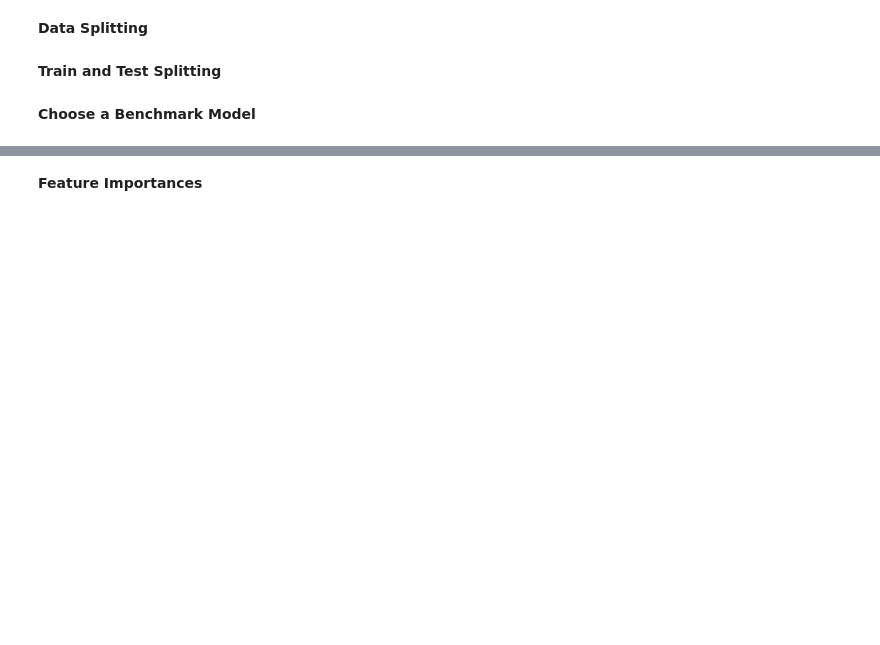
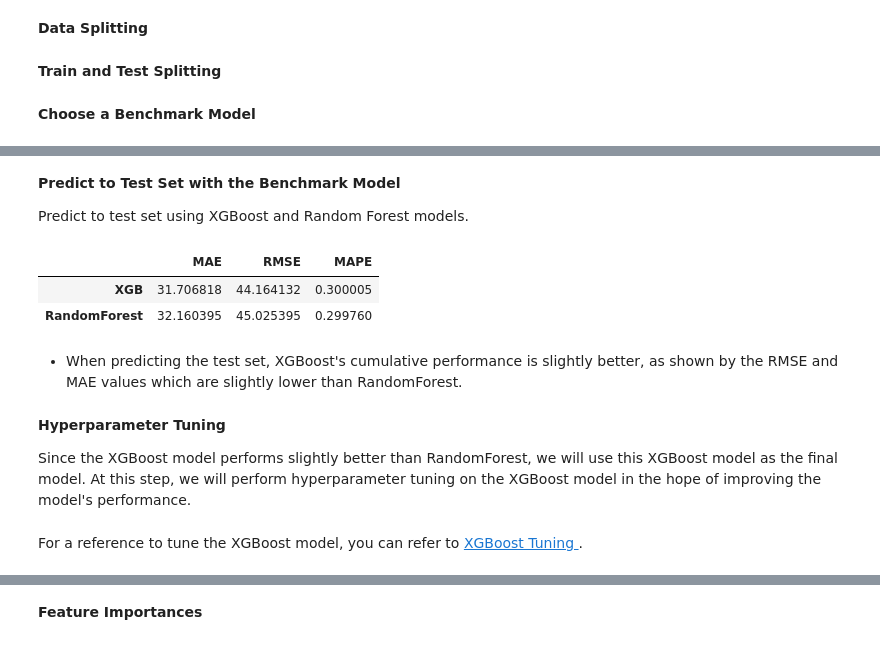
Before and after one commit to maulialwan/Airbnb-Price-Prediction, a Jupyter notebook: Airbnb_Price_Prediction.ipynb, the cells around one changed output, grey strips where cells are left out. Cells and saved outputs as stored; diff of their text form; code cells hidden in the pictures; blank space fills up the shorter version.

```diff
--- a/Airbnb_Price_Prediction.ipynb
+++ b/Airbnb_Price_Prediction.ipynb
@@ -1043,0 +868,44 @@ Model mengalami peningkatan performa (nilai RMSE, MAE & MAPE berkurang) dengan d
+# %% [markdown]
+**Predict to Test Set with the Benchmark Model**
+
+Predict to test set using XGBoost and Random Forest models.
+# %%
+# Benchmark models
+models = {
+    'XGB': XGBRegressor(random_state=1),
+    'RandomForest': RandomForestRegressor(random_state=1)
+}
+
+score_rmse = []
+score_mae = []
+score_mape = []
+
+# Predict to test set
+for i in models:
+
+    model = Pipeline([
+        ('preprocessing', transformer),
+        ('scaler', scaler),
+        ('model', models[i])
+        ])
+
+    model.fit(X_train, y_train)
+    y_pred = model.predict(X_test)
+    score_rmse.append(np.sqrt(mean_squared_error(y_test, y_pred)))
+    score_mae.append(mean_absolute_error(y_test, y_pred))
+    score_mape.append(mean_absolute_percentage_error(y_test, y_pred))
+
+score_before_tuning = pd.DataFrame({'MAE': score_mae, 'RMSE': score_rmse, 'MAPE': score_mape}, index=models.keys())
+score_before_tuning
+# %% [output]
+|  | MAE | RMSE | MAPE |
+| XGB | 31.706818 | 44.164132 | 0.300005 |
+| RandomForest | 32.160395 | 45.025395 | 0.299760 |
+# %% [markdown]
+- When predicting the test set, XGBoost's cumulative performance is slightly better, as shown by the RMSE and MAE values which are slightly lower than RandomForest.
+# %% [markdown]
+**Hyperparameter Tuning**
+
+Since the XGBoost model performs slightly better than RandomForest, we will use this XGBoost model as the final model. At this step, we will perform hyperparameter tuning on the XGBoost model in the hope of improving the model's performance.
+# %% [markdown]
+For a reference to tune the XGBoost model, you can refer to [XGBoost Tuning ](https://xgboost.readthedocs.io/en/latest/parameter.html#general-parameters).
```
Also changed, not shown: parts of 166 cells of this notebook.
